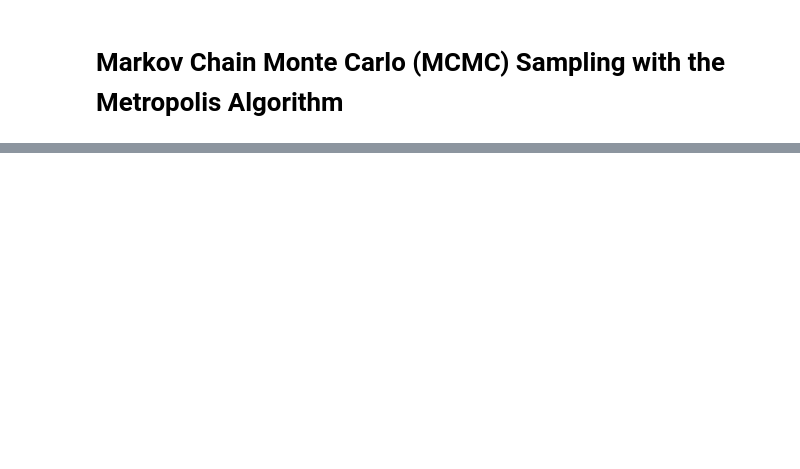
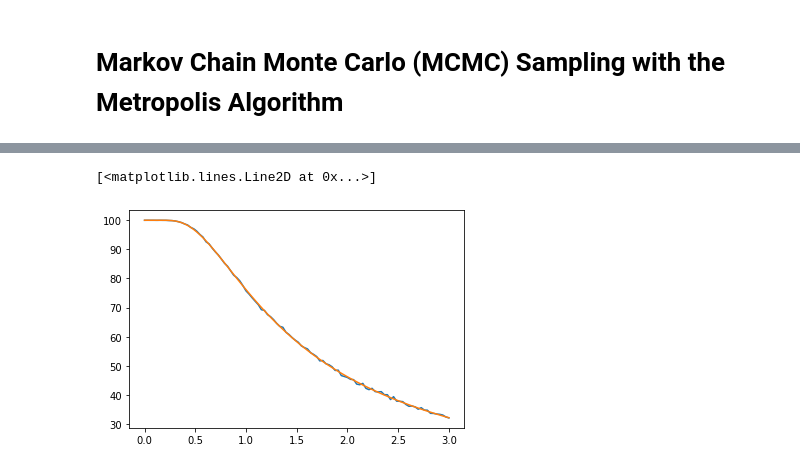
Before and after one commit to tdwiser/phys_binder, a Jupyter notebook: phys486/2_metropolis_mcmc.ipynb, the cells around one changed output, grey strips where cells are left out. Cells and saved outputs as stored; diff of their text form; code cells hidden in the pictures; blank space fills up the shorter version.

```diff
--- a/phys486/2_metropolis_mcmc.ipynb
+++ b/phys486/2_metropolis_mcmc.ipynb
@@ -20,0 +92,6 @@ Over a long period of time, the states will be sampled proportionally to their p
+# %%
+plt.plot(temps, mags)
+plt.plot(temps, 100*np.tanh(1/temps))
+# %% [output]
+[<matplotlib.lines.Line2D at 0x...>]
+[figure, added]
```
Also changed, not shown: parts of 10 cells of this notebook.
